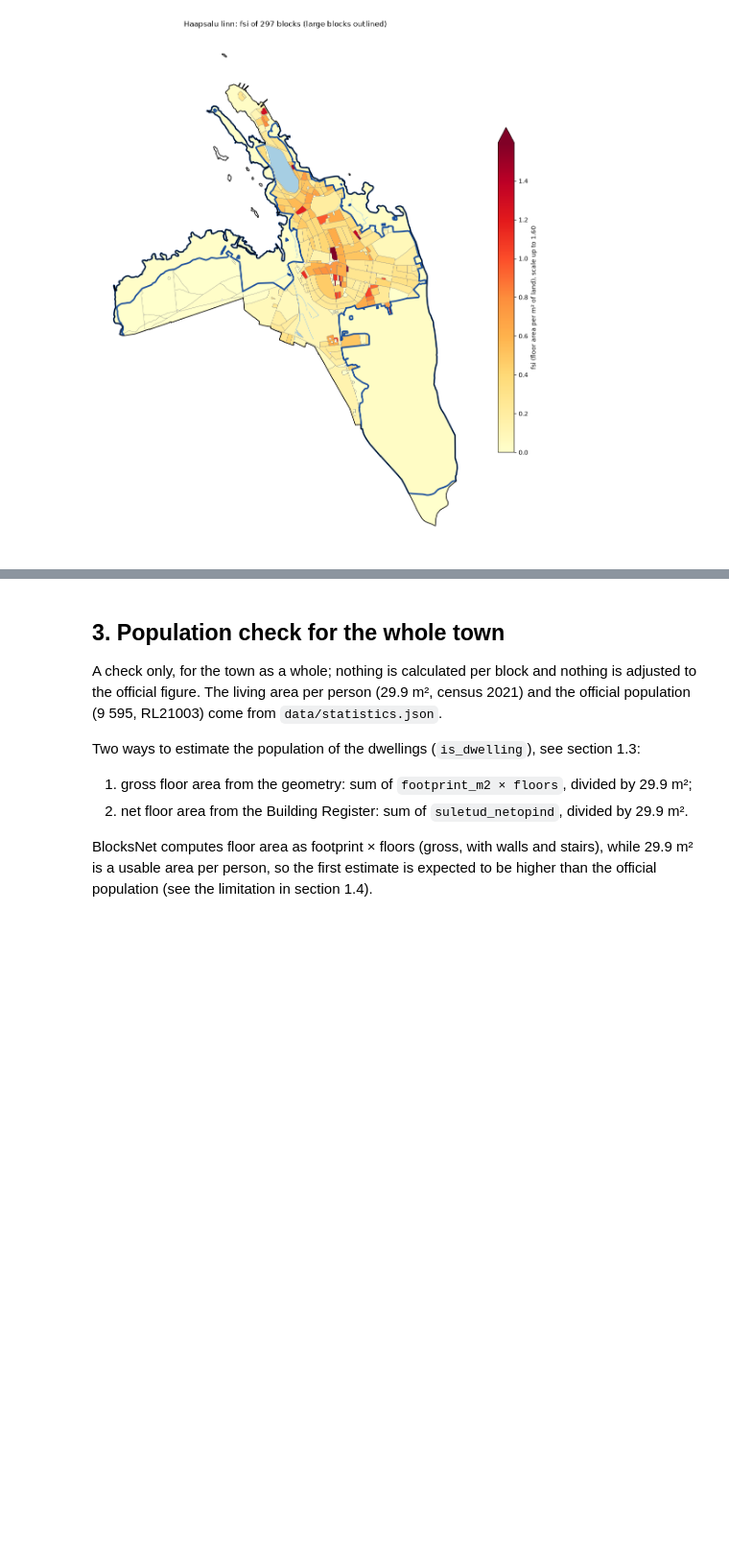
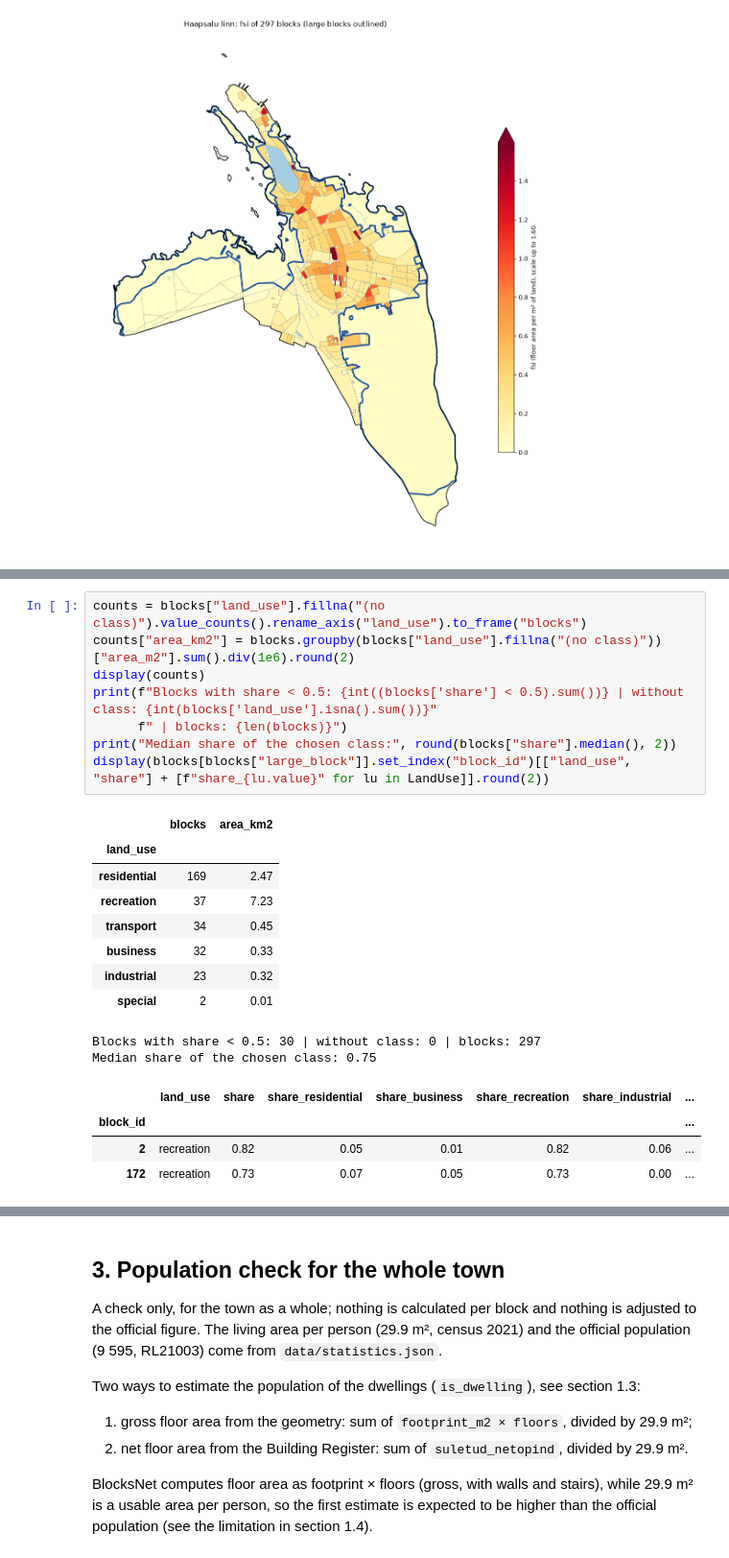
Before and after one commit to aleks-nab/haapsalu-urban-blocks, a Jupyter notebook: notebook.ipynb, the cells around one changed output, grey strips where cells are left out. Shown at 96% size. Drawn from its saved outputs; the diff is of its cells as text; blank space fills up the shorter version.

```diff
--- a/notebook.ipynb
+++ b/notebook.ipynb
@@ -1122,0 +1245,23 @@ plt.show()
+# %%
+counts = blocks["land_use"].fillna("(no class)").value_counts().rename_axis("land_use").to_frame("blocks")
+counts["area_km2"] = blocks.groupby(blocks["land_use"].fillna("(no class)"))["area_m2"].sum().div(1e6).round(2)
+display(counts)
+print(f"Blocks with share < 0.5: {int((blocks['share'] < 0.5).sum())} | without class: {int(blocks['land_use'].isna().sum())}"
+      f" | blocks: {len(blocks)}")
+print("Median share of the chosen class:", round(blocks["share"].median(), 2))
+display(blocks[blocks["large_block"]].set_index("block_id")[["land_use", "share"] + [f"share_{lu.value}" for lu in LandUse]].round(2))
+# %% [output]
+|  | blocks | area_km2 |
+| land_use |  |  |
+| residential | 169 | 2.47 |
+| recreation | 37 | 7.23 |
+| transport | 34 | 0.45 |
+| business | 32 | 0.33 |
+| industrial | 23 | 0.32 |
+| special | 2 | 0.01 |
+Blocks with share < 0.5: 30 | without class: 0 | blocks: 297
+Median share of the chosen class: 0.75
+|  | land_use | share | share_residential | share_business | share_recreation | share_industrial | ... |
+| block_id |  |  |  |  |  |  | ... |
+| 2 | recreation | 0.82 | 0.05 | 0.01 | 0.82 | 0.06 | ... |
+| 172 | recreation | 0.73 | 0.07 | 0.05 | 0.73 | 0.00 | ... |
```
Also changed, not shown: parts of 12 cells of this notebook, 7 other files.
